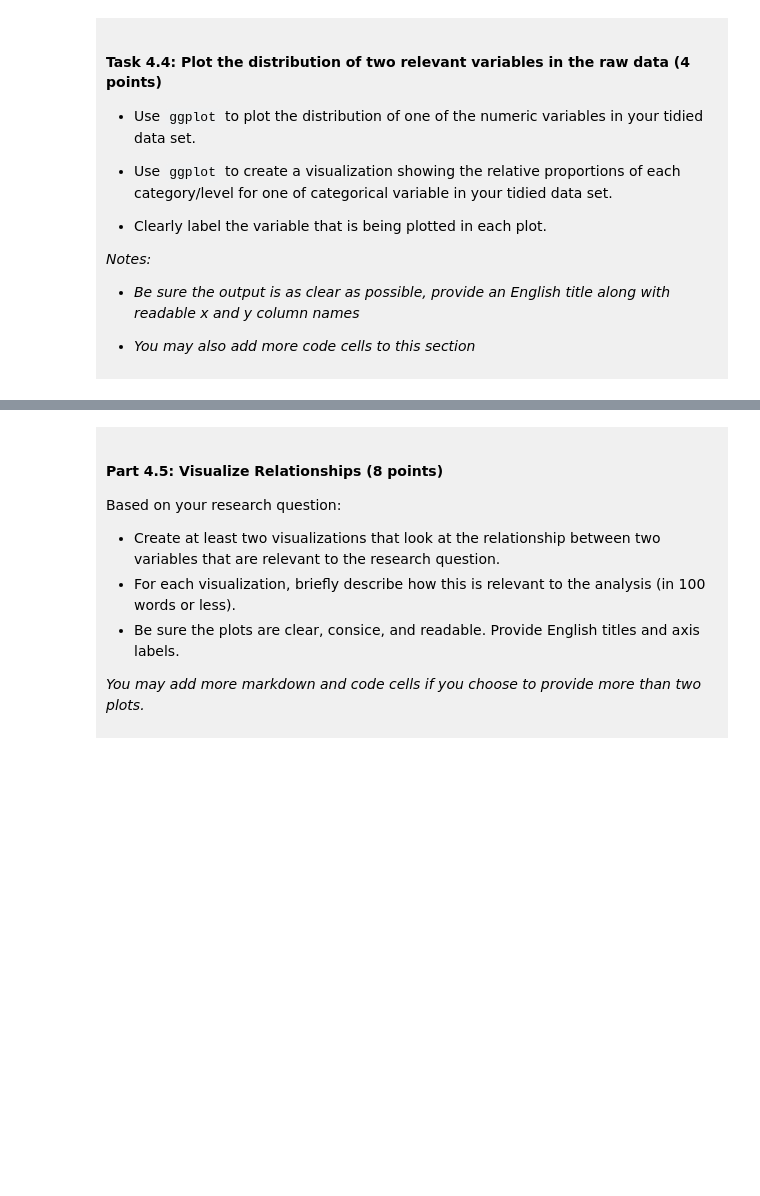
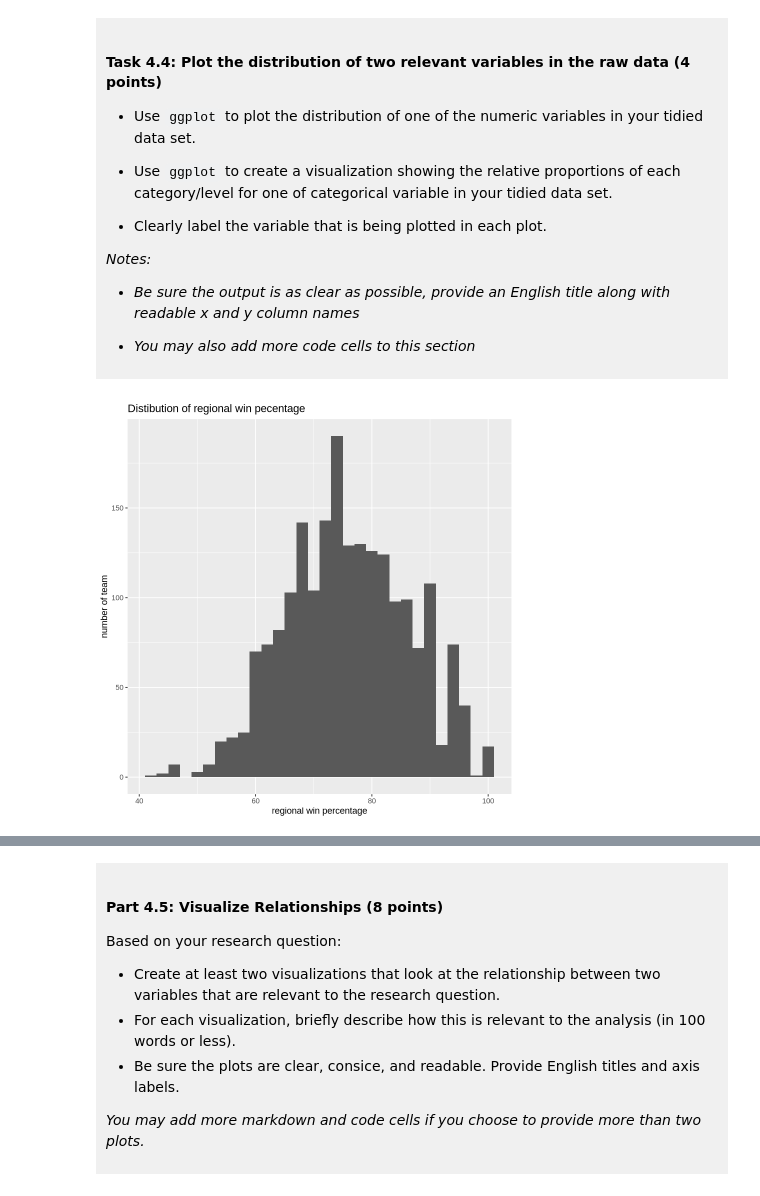
Before and after one commit to doctorzaozhan-ops/dsci-100-project-Xiuhao-Feng, a Jupyter notebook: dsci-100-project-notebook.ipynb, the cells around one changed output, grey strips where cells are left out. Cells and saved outputs as stored; diff of their text form; code cells hidden in the pictures; blank space fills up the shorter version.

```diff
--- a/dsci-100-project-notebook.ipynb
+++ b/dsci-100-project-notebook.ipynb
@@ -305,5 +338,13 @@ You will refine your research question (if needed) and produce a tidy data set.
 
 </div>
 # %%
-### EDIT THIS CODE CELL FOR PLOT 1 ###
+histogram<-ggplot(tidydata,aes(x=reg_wins_pct))+
+                  geom_histogram(binwidth=2)+
+                  labs(title="Distibution of regional win pecentage",
+                      x="regional win percentage",
+                        y="number of team"
+                      )
+   histogram
+# %% [output]
+[figure, added]
 # %%
```
Also changed, not shown: parts of 9 cells of this notebook.
